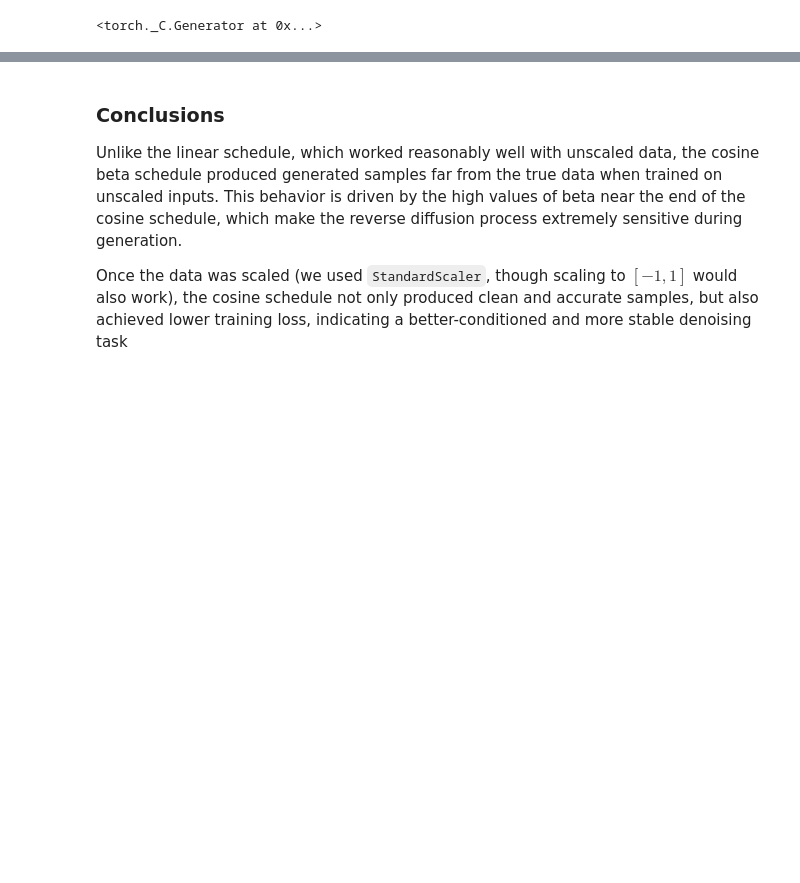
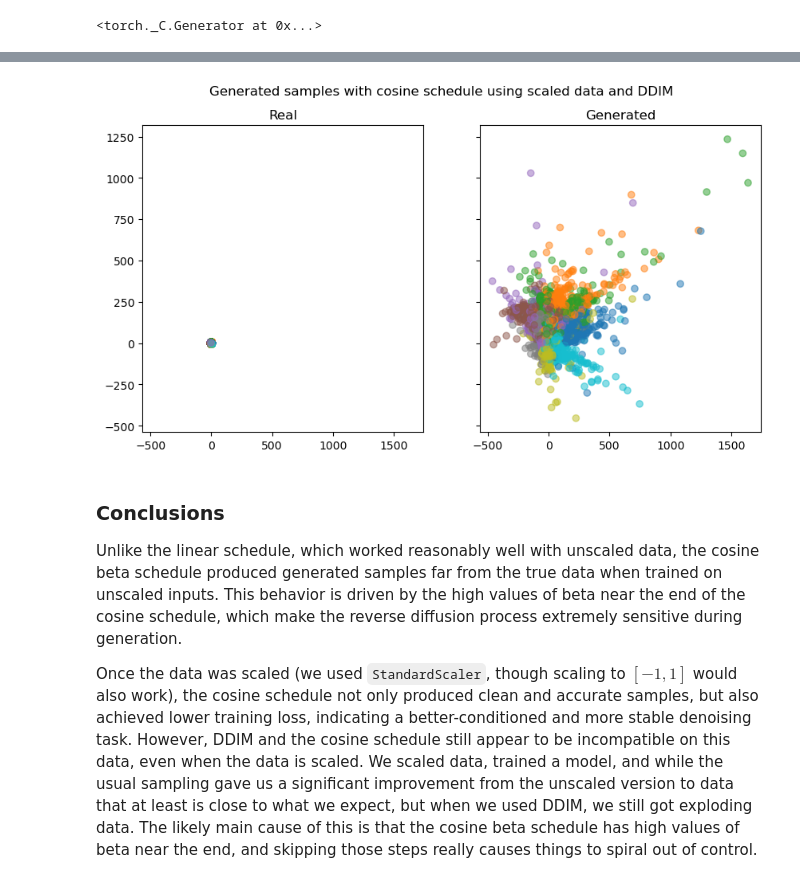
Before and after one commit to ronsperber/synthetic_generation, a Jupyter notebook: Notebooks/Diffusion/diffusion_cosine_schedule.ipynb, the cells around one changed output, grey strips where cells are left out. Drawn from its saved outputs; the diff is of its cells as text; code cells hidden in the pictures; blank space fills up the shorter version.

```diff
--- a/Notebooks/Diffusion/diffusion_cosine_schedule.ipynb
+++ b/Notebooks/Diffusion/diffusion_cosine_schedule.ipynb
@@ -192,6 +192,28 @@ plt.show()
+# %%
+# we examine using DDIM with the scaled data and cosine schedule as well
+X_fake_scaled_ddim = diffusion_process_scaled.generate_samples_ddim(
+    num_samples=sample_size,
+    c=c_scaled_sample,
+    num_inference_steps=50,
+    )
+# %%
+# get the unscaled fake data
+X_fake_scaled_ddim_np =X_fake_scaled_ddim.detach().cpu().numpy()
+X_gen_ddim = scaler.inverse_transform(X_fake_scaled_ddim_np)
+# %%
+label_sample = labels[idx]
+fig, axs = plt.subplots(1, 2, figsize=(10,5), sharex=True, sharey=True)
+axs[0].scatter(X_sample[:, 0], X_sample[:, 1], alpha=0.5, c=label_sample, cmap='tab10')
+axs[0].set_title("Real")
+axs[1].scatter(X_gen_ddim[:, 0], X_gen_ddim[:, 1], alpha=0.5, c=label_sample, cmap='tab10')
+axs[1].set_title("Generated")
+fig.suptitle("Generated samples with cosine schedule using scaled data and DDIM")
+plt.show()
+# %% [output]
+[figure, added]
 # %% [markdown]
 ### Conclusions
 
 Unlike the linear schedule, which worked reasonably well with unscaled data, the cosine beta schedule produced generated samples far from the true data when trained on unscaled inputs. This behavior is driven by the high values of beta near the end of the cosine schedule, which make the reverse diffusion process extremely sensitive during generation.
 
-Once the data was scaled (we used `StandardScaler`, though scaling to $[-1,1]$ would also work), the cosine schedule not only produced clean and accurate samples, but also achieved lower training loss, indicating a better-conditioned and more stable denoising task
+Once the data was scaled (we used `StandardScaler`, though scaling to $[-1,1]$ would also work), the cosine schedule not only produced clean and accurate samples, but also achieved lower training loss, indicating a better-conditioned and more stable denoising task. However, DDIM and the cosine schedule still appear to be incompatible on this data, even when the data is scaled. We scaled data, trained a model, and while the usual sampling gave us a significant improvement from the unscaled version to data that at least is close to what we expect, but when we used DDIM, we still got exploding data. The likely main cause of this is that the cosine beta schedule has high values of beta near the end, and skipping those steps really causes things to spiral out of control.
```
Also changed, not shown: parts of 6 cells of this notebook, 3 other files.
